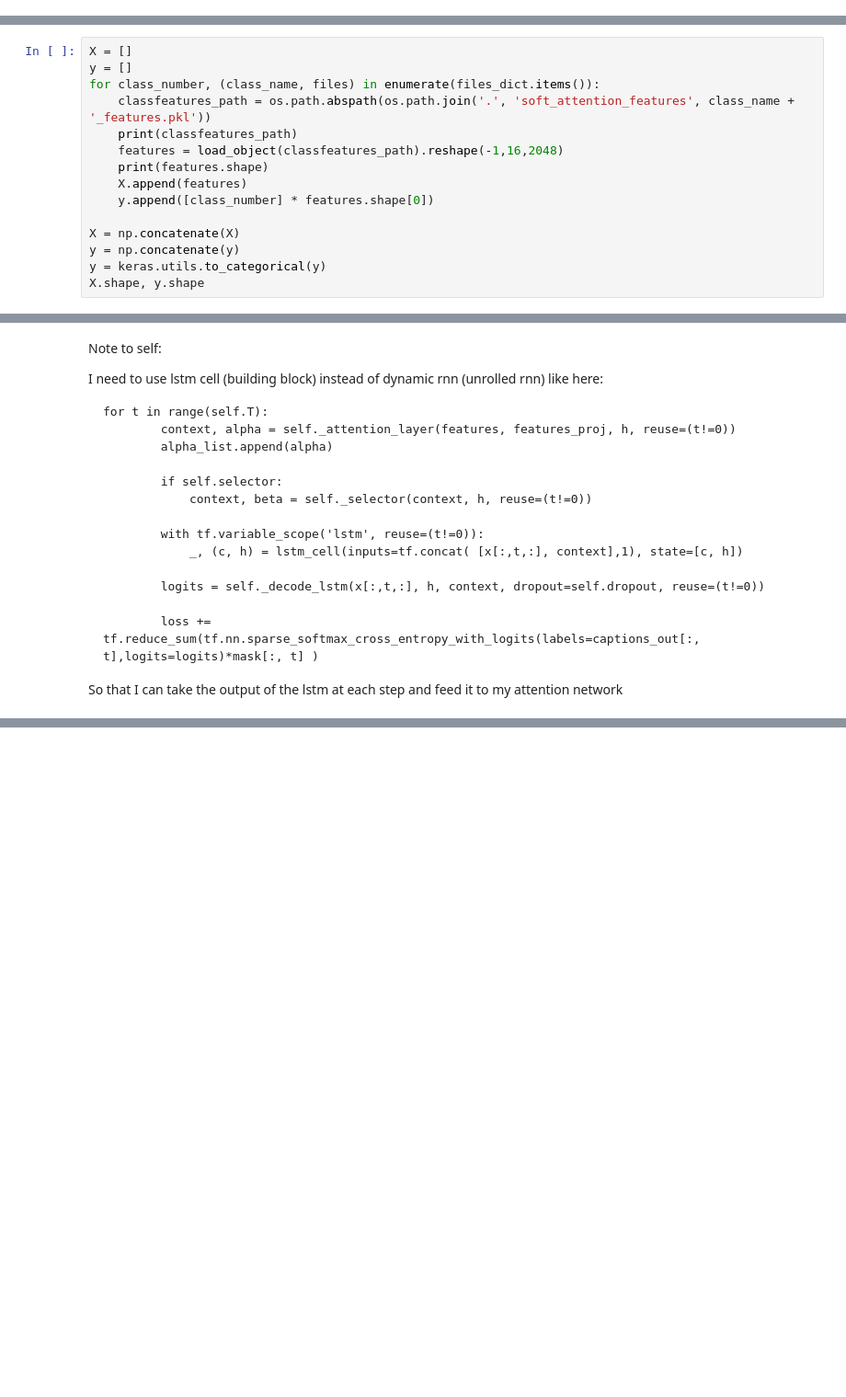
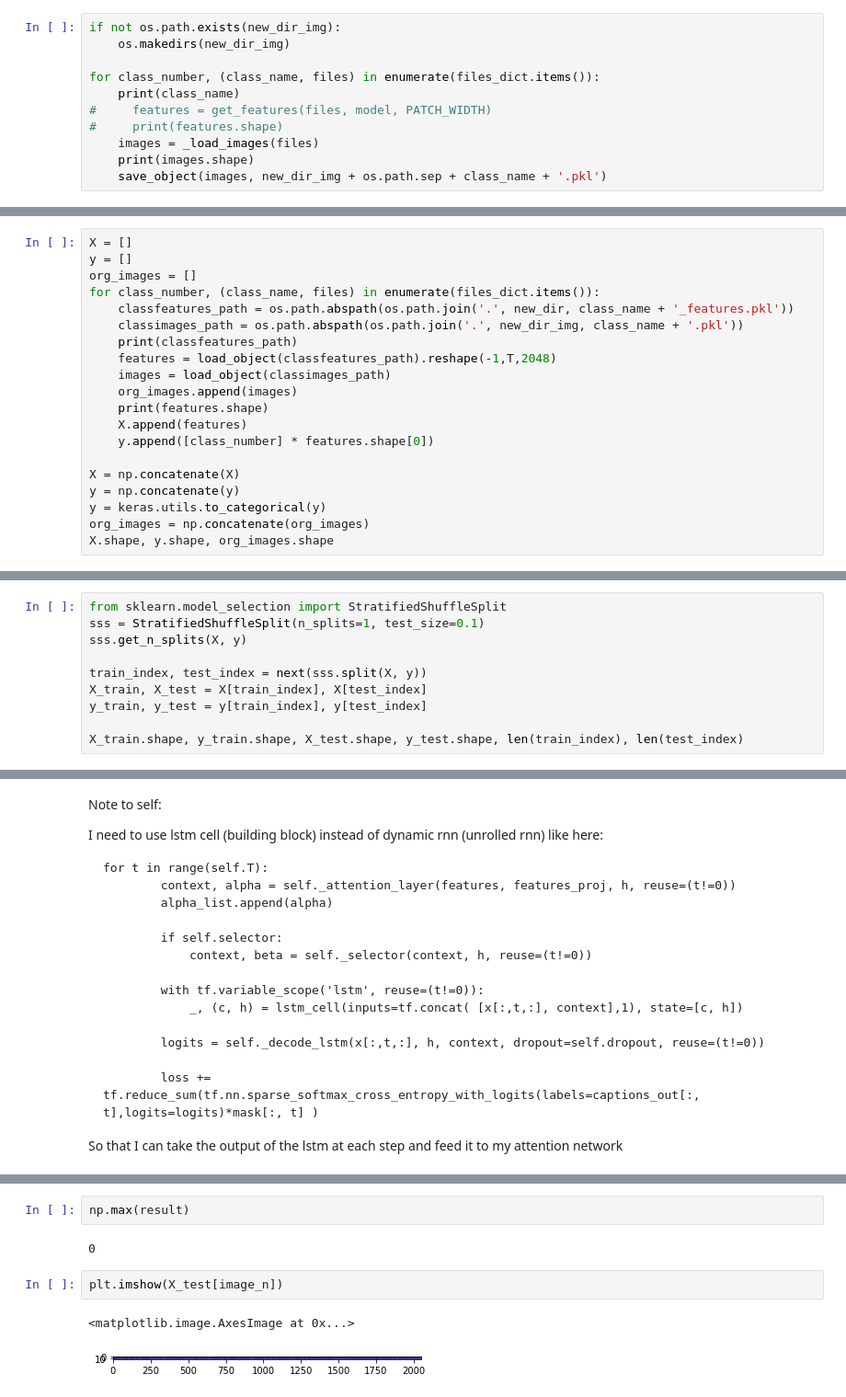
Before and after one commit to m3h0w/visual-attention-cnn-and-eye-tracking, a Jupyter notebook: Soft attention.ipynb, the cells around one changed output, grey strips where cells are left out. Shown at 92% size. Cells and saved outputs as stored; diff of their text form; blank space fills up the shorter version.

```diff
--- a/Soft attention.ipynb
+++ b/Soft attention.ipynb
@@ -100,0 +119,11 @@ sofa
+# %%
+if not os.path.exists(new_dir_img):
+    os.makedirs(new_dir_img)
+
+for class_number, (class_name, files) in enumerate(files_dict.items()):
+    print(class_name)
+#     features = get_features(files, model, PATCH_WIDTH)
+#     print(features.shape)
+    images = _load_images(files)
+    print(images.shape)
+    save_object(images, new_dir_img + os.path.sep + class_name + '.pkl')
@@ -101,10 +137,14 @@ sofa
 # %%
 X = []
 y = []
+org_images = []
 for class_number, (class_name, files) in enumerate(files_dict.items()):
-    classfeatures_path = os.path.abspath(os.path.join('.', 'soft_attention_features', class_name + '_features.pkl'))
+    classfeatures_path = os.path.abspath(os.path.join('.', new_dir, class_name + '_features.pkl'))
+    classimages_path = os.path.abspath(os.path.join('.', new_dir_img, class_name + '.pkl'))
     print(classfeatures_path)
-    features = load_object(classfeatures_path).reshape(-1,16,2048)
+    features = load_object(classfeatures_path).reshape(-1,T,2048)
+    images = load_object(classimages_path)
+    org_images.append(images)
     print(features.shape)
     X.append(features)
     y.append([class_number] * features.shape[0])
@@ -112,6 +152,7 @@ for class_number, (class_name, files) in enumerate(files_dict.items()):
 X = np.concatenate(X)
 y = np.concatenate(y)
 y = keras.utils.to_categorical(y)
-X.shape, y.shape
+org_images = np.concatenate(org_images)
+X.shape, y.shape, org_images.shape
 # %% [output]
 /home/mikey/Repos/visual-attention-cnn-and-eye-tracking/soft_attention_features/dog_features.pkl
@@ -126,0 +174,10 @@ X_train.shape, y_train.shape, X_test.shape, y_test.shape
+# %%
+from sklearn.model_selection import StratifiedShuffleSplit
+sss = StratifiedShuffleSplit(n_splits=1, test_size=0.1)
+sss.get_n_splits(X, y)
+
+train_index, test_index = next(sss.split(X, y))
+X_train, X_test = X[train_index], X[test_index]
+y_train, y_test = y[train_index], y[test_index]
+
+X_train.shape, y_train.shape, X_test.shape, y_test.shape, len(train_index), len(test_index)
@@ -267,0 +467,9 @@ So that I can take the output of the lstm at each step and feed it to my attenti
+# %%
+np.max(result)
+# %% [output]
+0
+# %%
+plt.imshow(X_test[image_n])
+# %% [output]
+<matplotlib.image.AxesImage at 0x...>
+[figure, added]
```
Also changed, not shown: parts of 22 cells of this notebook, 1 other file.
